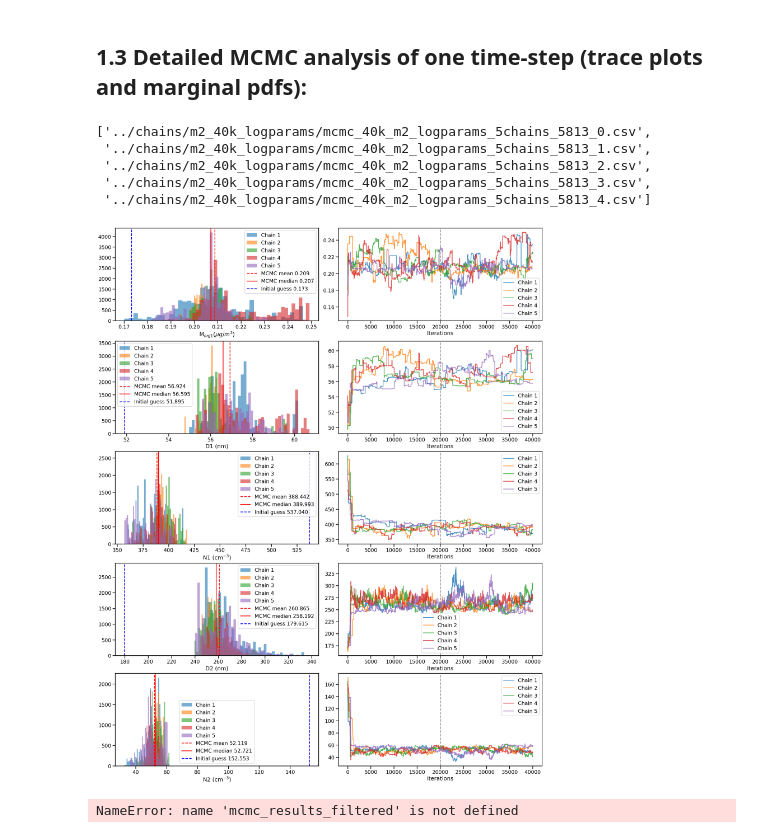
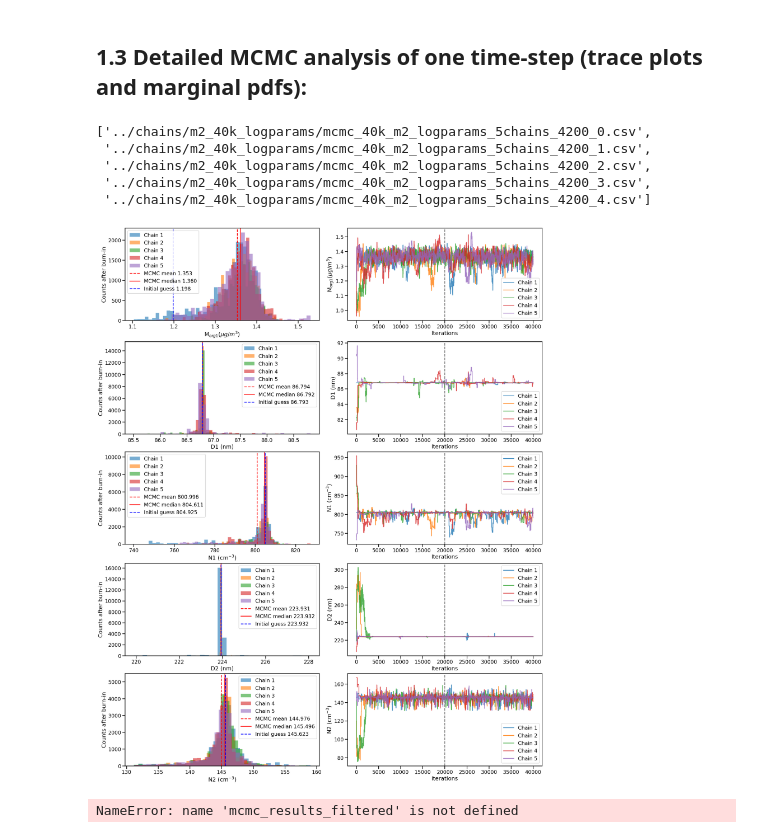
Before and after one commit to mauradewey/Modal-Aerosol-Composition, a Jupyter notebook: notebooks/explore-mcmc-results.ipynb, the cells around one changed output. Saved outputs shown, nothing was run; the diff lists cells and outputs as text; code cells hidden in the pictures.

```diff
--- a/notebooks/explore-mcmc-results.ipynb
+++ b/notebooks/explore-mcmc-results.ipynb
@@ -44,7 +44,7 @@ def trace_plot_custom(axs_row, plt_samples, burn_in, initial_guess, param_name):
     axs_row[0].axvline(median_val, color='r', label=f'MCMC median {median_val:.3f}')
     axs_row[0].axvline(initial_guess, color='b', linestyle='--', label=f'Initial guess {initial_guess:.3f}')
     axs_row[0].set_xlabel(param_name)
-    #axs_row[0].set_ylabel('Counts after burn-in')
+    axs_row[0].set_ylabel('Counts after burn-in')
     axs_row[0].legend(loc='best')
 
 
@@ -54,7 +54,7 @@ def trace_plot_custom(axs_row, plt_samples, burn_in, initial_guess, param_name):
     axs_row[1].axvline(x=burn_in, color='grey', linestyle='--')
     axs_row[1].legend(loc='best')
     axs_row[1].set_xlabel('Iterations')
-    #axs_row[1].set_ylabel(param_name + ' traces')
+    axs_row[1].set_ylabel(param_name)
 
 
 
@@ -777,7 +777,7 @@ with sns.plotting_context("talk"):
 ## 1.3 Detailed MCMC analysis of one time-step (trace plots and marginal pdfs):
 # %%
 # window idx for example:
-idx = 5813
+idx = 4200
 
 #set number of discarded iterations:
 burn_in = 20000
@@ -786,29 +786,29 @@ burn_in = 20000
 chains = sorted(glob.glob('../chains/m2_40k_logparams/mcmc_40k_m2*_'+str(idx)+'_*.csv'))
 chains
 # %% [output]
-['../chains/m2_40k_logparams/mcmc_40k_m2_logparams_5chains_5813_0.csv',
- '../chains/m2_40k_logparams/mcmc_40k_m2_logparams_5chains_5813_1.csv',
- '../chains/m2_40k_logparams/mcmc_40k_m2_logparams_5chains_5813_2.csv',
- '../chains/m2_40k_logparams/mcmc_40k_m2_logparams_5chains_5813_3.csv',
- '../chains/m2_40k_logparams/mcmc_40k_m2_logparams_5chains_5813_4.csv']
+['../chains/m2_40k_logparams/mcmc_40k_m2_logparams_5chains_4200_0.csv',
+ '../chains/m2_40k_logparams/mcmc_40k_m2_logparams_5chains_4200_1.csv',
+ '../chains/m2_40k_logparams/mcmc_40k_m2_logparams_5chains_4200_2.csv',
+ '../chains/m2_40k_logparams/mcmc_40k_m2_logparams_5chains_4200_3.csv',
+ '../chains/m2_40k_logparams/mcmc_40k_m2_logparams_5chains_4200_4.csv']
 # %%
 # load data:
 M_org1_chains = pints.io.load_samples(chains[0])
 D1_chains = pints.io.load_samples(chains[1])
 N1_chains = pints.io.load_samples(chains[2])
 D2_chains = pints.io.load_samples(chains[3])
 N2_chains = pints.io.load_samples(chains[4])
 
 #get initial guesses for parameters:
-bimodal_params = pd.read_csv('../input_data/bimodal_params_windows.csv')
+bimodal_params = pd.read_csv('../input_data/bimodal_params_windows_iqr.csv')
 M_org1_initial = pd.read_csv('../input_data/M_org1_initialguess.csv')
 
 plot_multiple_traces(np.stack([M_org1_chains, D1_chains, N1_chains, D2_chains, N2_chains], axis=2),
                      burn_in,
-                     [M_org1_initial['M_org1'][idx], bimodal_params['mode1_d'][idx], bimodal_params['mode1_n'][idx], bimodal_params['mode2_d'][idx], bimodal_params['mode2_n'][idx]],
+                     [M_org1_initial['M_org1'][idx], bimodal_params['mode1_d'][idx], bimodal_params['NSD1_sum'][idx], bimodal_params['mode2_d'][idx], bimodal_params['NSD2_sum'][idx]],
                      ['M$_{org1} (\mu g/m^3)$', 'D1 (nm)', 'N1 (cm$^{-3}$)', 'D2 (nm)', 'N2 (cm$^{-3}$)'])
 # %% [output]
-[figure, old version]
+[figure, new version]
 # %%
 # compare CCN spectra:
 
```
Also changed, not shown: parts of 1 cell of this notebook.
